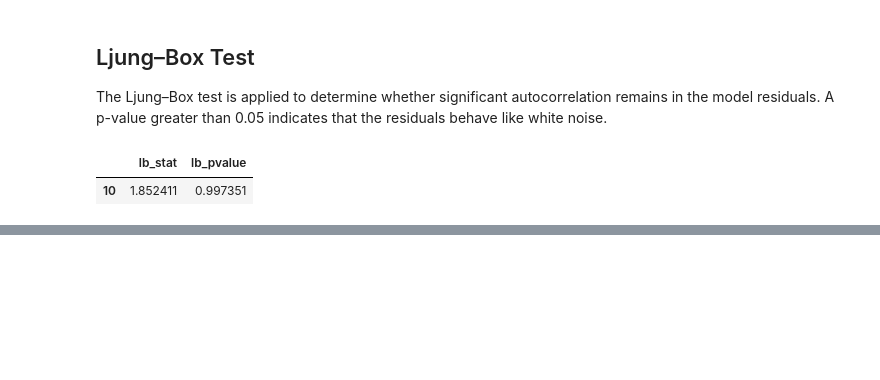
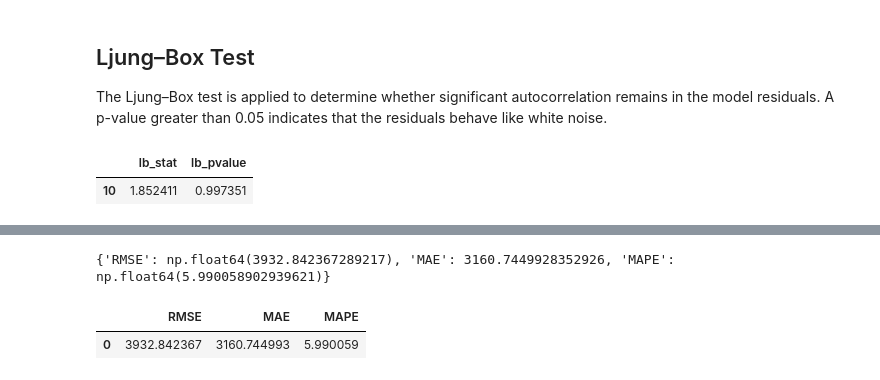
Before and after one commit to dekshinaudayan/german-electricity-demand-forecasting, a Jupyter notebook: notebooks/05_SARIMAX_Model.ipynb, the cells around one changed output, grey strips where cells are left out. Cells and saved outputs as stored; diff of their text form; code cells hidden in the pictures; blank space fills up the shorter version.

```diff
--- a/notebooks/05_SARIMAX_Model.ipynb
+++ b/notebooks/05_SARIMAX_Model.ipynb
@@ -222,0 +293,16 @@ ljung_box
+# %%
+from sklearn.metrics import mean_squared_error, mean_absolute_error
+import numpy as np
+
+# Forecast evaluation function
+
+def evaluate_forecast(actual, forecast):
+    rmse = np.sqrt(mean_squared_error(actual, forecast))
+    mae = mean_absolute_error(actual, forecast)
+    mape = np.mean(np.abs((actual - forecast) / actual)) * 100
+
+    return {
+        "RMSE": rmse,
+        "MAE": mae,
+        "MAPE": mape
+    }
@@ -222,0 +319,23 @@ ljung_box
+# %%
+sarimax_metrics = evaluate_forecast(
+    test["load"],
+    forecast_mean
+)
+
+print(sarimax_metrics)
+# %% [output]
+{'RMSE': np.float64(3932.842367289217), 'MAE': 3160.7449928352926, 'MAPE': np.float64(5.990058902939621)}
+# %%
+sarimax_metrics_df = pd.DataFrame(
+    [sarimax_metrics]
+)
+
+sarimax_metrics_df.to_csv(
+    "sarimax_metrics.csv",
+    index=False
+)
+
+sarimax_metrics_df
+# %% [output]
+|  | RMSE | MAE | MAPE |
+| 0 | 3932.842367 | 3160.744993 | 5.990059 |
```
Also changed, not shown: parts of 7 cells of this notebook.
